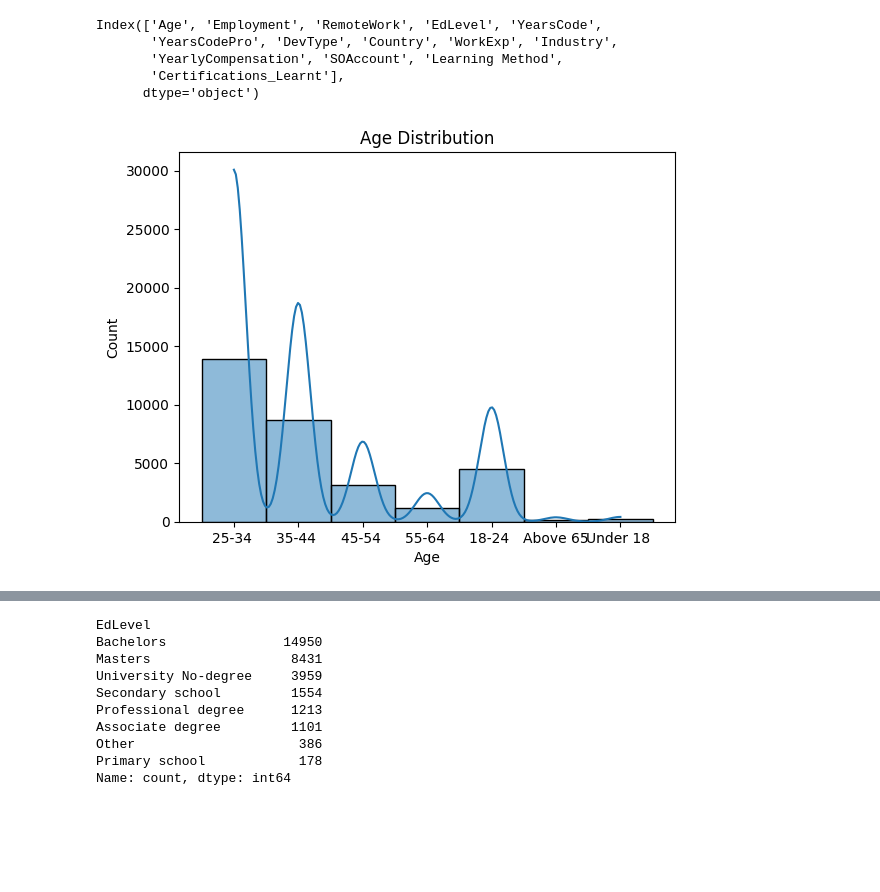
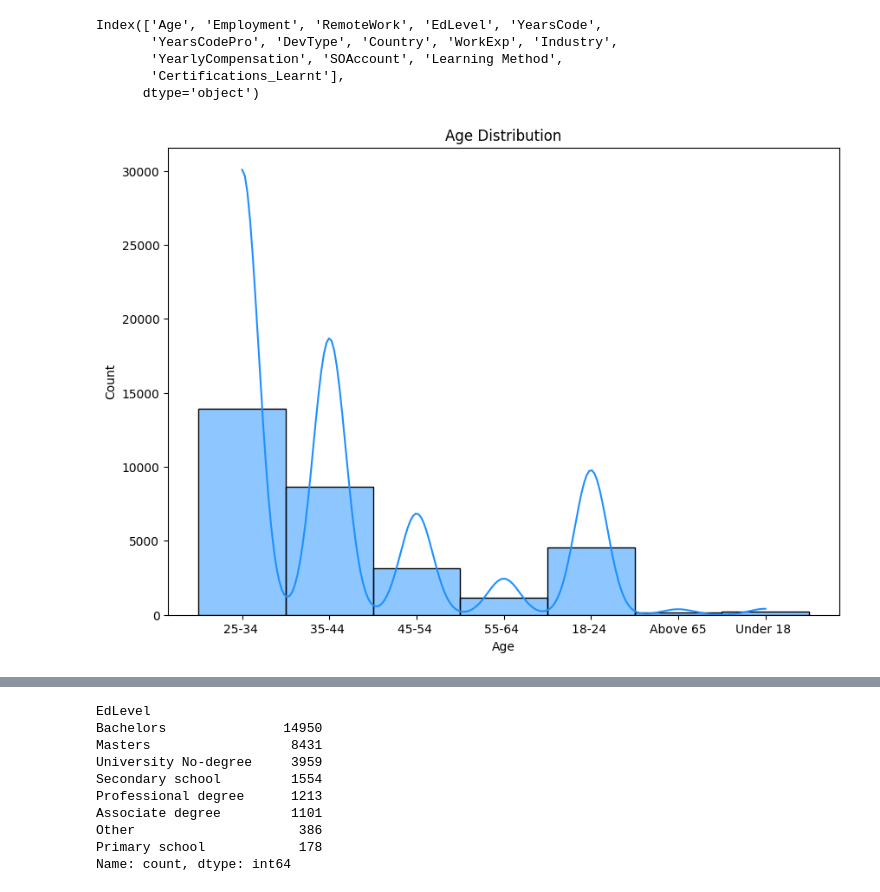
Before and after one commit to see-3pO/2022-Stack-Overflow-Survey-Analysis, a Jupyter notebook: developer_survey_analysis.ipynb, the cells around one changed output, grey strips where cells are left out. Cells and saved outputs as stored; diff of their text form; code cells hidden in the pictures; blank space fills up the shorter version.

```diff
--- a/developer_survey_analysis.ipynb
+++ b/developer_survey_analysis.ipynb
@@ -104,9 +112,9 @@ Index(['Age', 'Employment', 'RemoteWork', 'EdLevel', 'YearsCode',
       dtype='object')
 # %%
 # Age distribution
-
-ax = sns.histplot(data=clean_df,x="Age", kde=True, bins=35)
+fig, ax = plt.subplots(figsize=(10,7))
+ax = sns.histplot(data=clean_df,x="Age", kde=True, bins=35, color="dodgerblue")
 ax.set_title("Age Distribution")
 plt.show()
 # %% [output]
-[figure, old version]
+[figure, new version]
```
Also changed, not shown: parts of 21 cells of this notebook.
